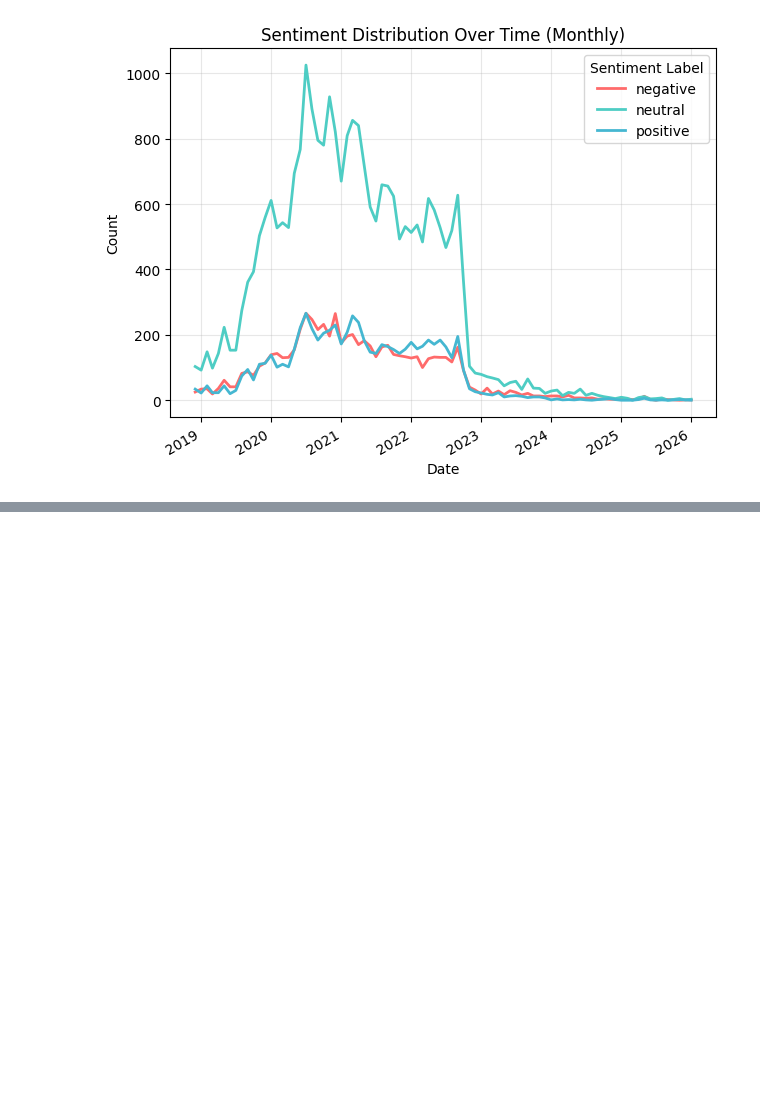
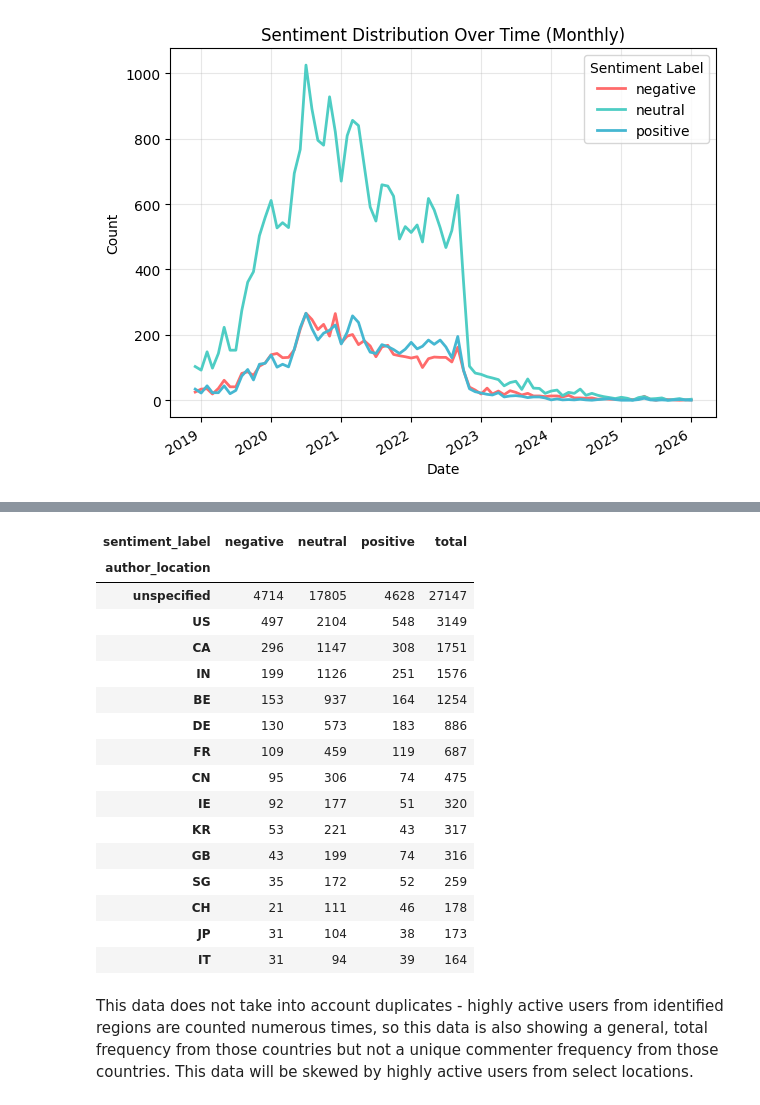
Before and after one commit to Grim2Hot/DAT6003, a Jupyter notebook: nlp_visualisation.ipynb, the cells around one changed output, grey strips where cells are left out. Saved outputs shown, nothing was run; the diff lists cells and outputs as text; code cells hidden in the pictures; blank space fills up the shorter version.

```diff
--- a/nlp_visualisation.ipynb
+++ b/nlp_visualisation.ipynb
@@ -153,0 +172,24 @@ plt.show()
+# %%
+country_sentiment_counts['total'] = country_sentiment_counts['negative'] + country_sentiment_counts['positive'] + country_sentiment_counts['neutral']
+country_sentiment_counts = country_sentiment_counts.sort_values('total', ascending=False)
+country_sentiment_counts
+# %% [output]
+| sentiment_label | negative | neutral | positive | total |
+| author_location |  |  |  |  |
+| unspecified | 4714 | 17805 | 4628 | 27147 |
+| US | 497 | 2104 | 548 | 3149 |
+| CA | 296 | 1147 | 308 | 1751 |
+| IN | 199 | 1126 | 251 | 1576 |
+| BE | 153 | 937 | 164 | 1254 |
+| DE | 130 | 573 | 183 | 886 |
+| FR | 109 | 459 | 119 | 687 |
+| CN | 95 | 306 | 74 | 475 |
+| IE | 92 | 177 | 51 | 320 |
+| KR | 53 | 221 | 43 | 317 |
+| GB | 43 | 199 | 74 | 316 |
+| SG | 35 | 172 | 52 | 259 |
+| CH | 21 | 111 | 46 | 178 |
+| JP | 31 | 104 | 38 | 173 |
+| IT | 31 | 94 | 39 | 164 |
+# %% [markdown]
+This data does not take into account duplicates - highly active users from identified regions are counted numerous times, so this data is also showing a general, total frequency from those countries but not a unique commenter frequency from those countries. This data will be skewed by highly active users from select locations.
```
Also changed, not shown: parts of 13 cells of this notebook, 2 other files.
